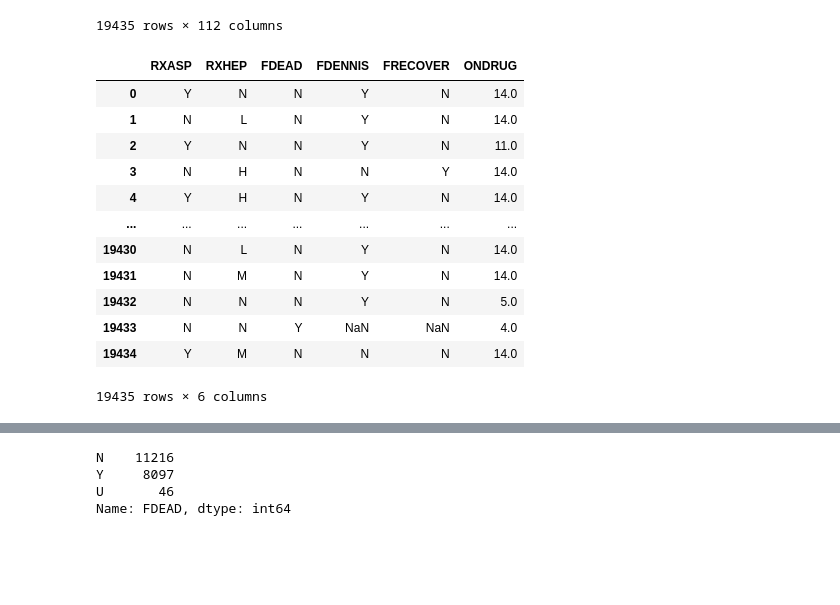
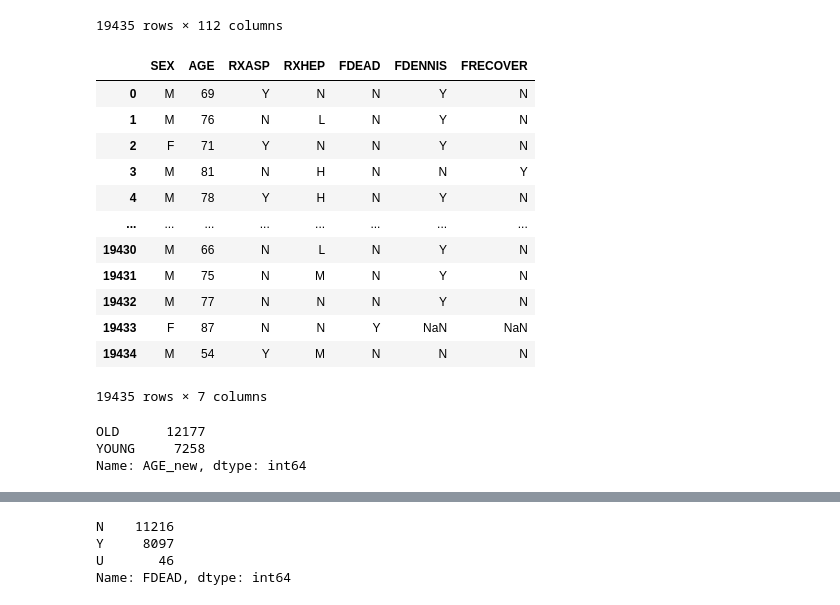
Before and after one commit to ruthkangyr/Clinical-Trials-MAB-Algorithms, a Jupyter notebook: Data Cleaning/data cleaning.ipynb, the cells around one changed output, grey strips where cells are left out. Drawn from its saved outputs; the diff is of its cells as text; code cells hidden in the pictures; blank space fills up the shorter version.

```diff
--- a/Data Cleaning/data cleaning.ipynb
+++ b/Data Cleaning/data cleaning.ipynb
@@ -26,19 +26,28 @@ df
 19435 rows × 112 columns
 # %%
 #extract necessary columns
-df_new = pd.DataFrame(df, columns = ['RXASP', 'RXHEP', 'FDEAD', 'FDENNIS', 'FRECOVER', 'ONDRUG'])
+df_new = pd.DataFrame(df, columns = ['SEX', 'AGE', 'RXASP', 'RXHEP', 'FDEAD', 'FDENNIS', 'FRECOVER'])
 df_new
 # %% [output]
-|  | RXASP | RXHEP | FDEAD | FDENNIS | FRECOVER | ONDRUG |
-| 0 | Y | N | N | Y | N | 14.0 |
-| 1 | N | L | N | Y | N | 14.0 |
-| 2 | Y | N | N | Y | N | 11.0 |
-| 3 | N | H | N | N | Y | 14.0 |
-| 4 | Y | H | N | Y | N | 14.0 |
-| ... | ... | ... | ... | ... | ... | ... |
-| 19430 | N | L | N | Y | N | 14.0 |
-| 19431 | N | M | N | Y | N | 14.0 |
-| 19432 | N | N | N | Y | N | 5.0 |
-| 19433 | N | N | Y | NaN | NaN | 4.0 |
-| 19434 | Y | M | N | N | N | 14.0 |
+|  | SEX | AGE | RXASP | RXHEP | FDEAD | FDENNIS | FRECOVER |
+| 0 | M | 69 | Y | N | N | Y | N |
+| 1 | M | 76 | N | L | N | Y | N |
+| 2 | F | 71 | Y | N | N | Y | N |
+| 3 | M | 81 | N | H | N | N | Y |
+| 4 | M | 78 | Y | H | N | Y | N |
+| ... | ... | ... | ... | ... | ... | ... | ... |
+| 19430 | M | 66 | N | L | N | Y | N |
+| 19431 | M | 75 | N | M | N | Y | N |
+| 19432 | M | 77 | N | N | N | Y | N |
+| 19433 | F | 87 | N | N | Y | NaN | NaN |
+| 19434 | M | 54 | Y | M | N | N | N |
-19435 rows × 6 columns
+19435 rows × 7 columns
+# %%
+df_new["AGE"] = df_new["AGE"].astype(int)
+df_new.loc[df_new['AGE'] >= 70, 'AGE_new'] = 'OLD'
+df_new.loc[df_new['AGE'] < 70, 'AGE_new'] = 'YOUNG'
+df_new["AGE_new"].value_counts()
+# %% [output]
+OLD      12177
+YOUNG     7258
+Name: AGE_new, dtype: int64
```
Also changed, not shown: parts of 10 cells of this notebook, 2 other files.
